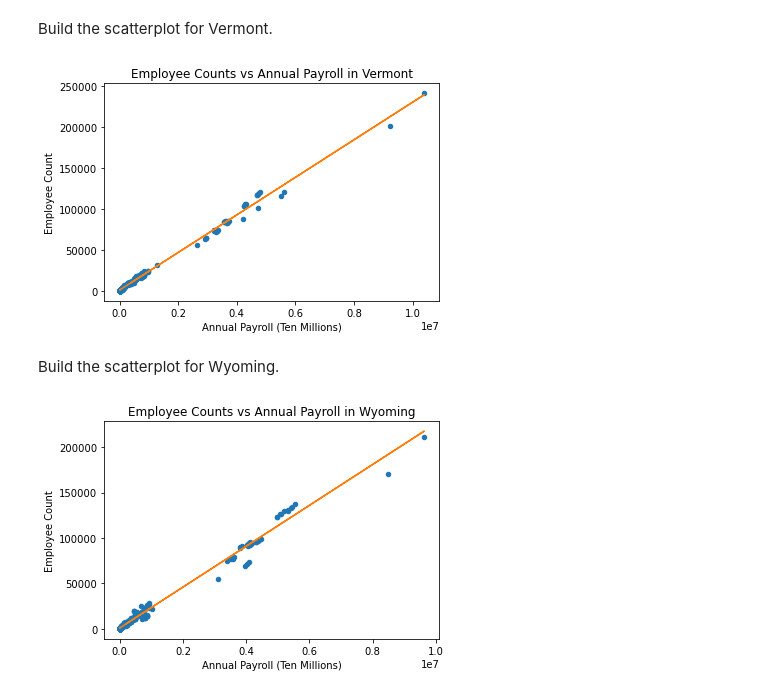
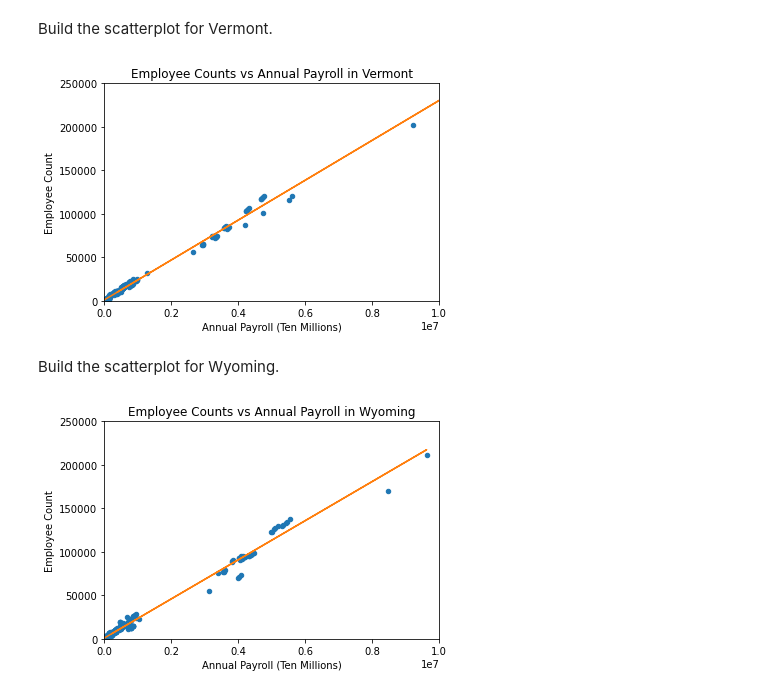
Before and after one commit to ryan-shell/VisualizationsAssessment, a Jupyter notebook: VisualizationsCode.ipynb, the cells around one changed output. Drawn from its saved outputs; the diff is of its cells as text; code cells hidden in the pictures.

```diff
--- a/VisualizationsCode.ipynb
+++ b/VisualizationsCode.ipynb
@@ -255,20 +255,24 @@ yVM = dfMergedEmpVM["EMP"]
 mVM, bVM = np.polyfit(xVM, yVM, 1)
 plt.plot(xVM, yVM, '.')
 plt.plot(xVM, bVM + mVM * xVM, '-')
+plt.xlim([0,10000000])
+plt.ylim([0,250000])
 plt.show()
 # %% [output]
-[figure, old version]
+[figure, new version]
 # %% [markdown]
 Build the scatterplot for Wyoming.
 # %%
 axEmpWY = dfMergedEmpWY.plot(title = "Employee Counts vs Annual Payroll in Wyoming", kind = "scatter", x = "PAYANN", y = "EMP")
 axEmpWY.set_xlabel('Annual Payroll (Ten Millions)')
 axEmpWY.set_ylabel('Employee Count')
 xWY = dfMergedEmpWY["PAYANN"]
 yWY = dfMergedEmpWY["EMP"]
 mWY, bWY = np.polyfit(xWY, yWY, 1)
 plt.plot(xWY, yWY, '.')
 plt.plot(xWY, bWY + mWY * xWY, '-')
+plt.xlim([0,10000000])
+plt.ylim([0,250000])
 plt.show()
 # %% [output]
-[figure, old version]
+[figure, new version]
```
Also changed, not shown: parts of 8 cells of this notebook.
